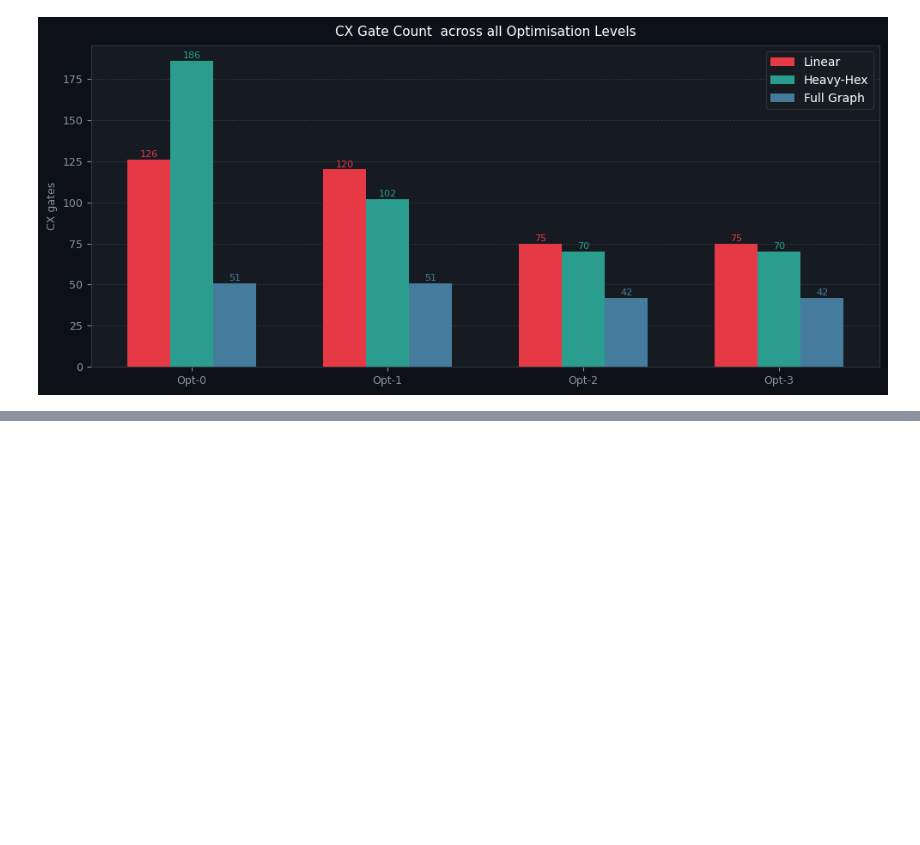
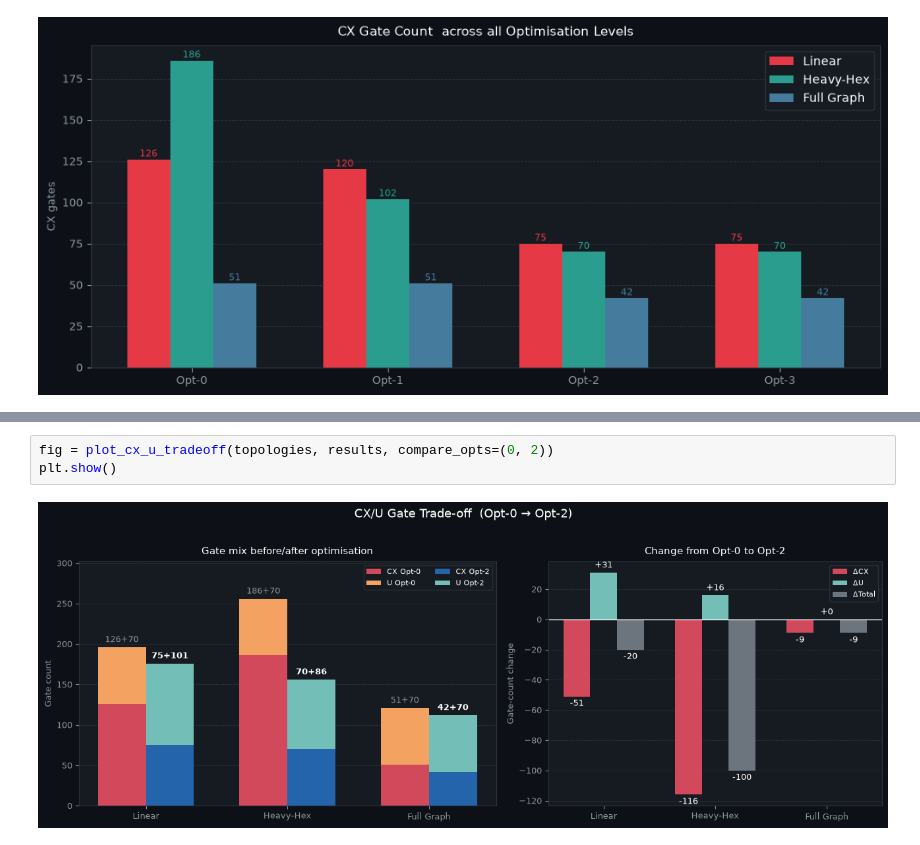
Before and after one commit to ashleyspagnoli/QC, a Jupyter notebook: project/QC_project.ipynb, the cells around one changed output, grey strips where cells are left out. Saved outputs shown, nothing was run; the diff lists cells and outputs as text; blank space fills up the shorter version.

```diff
--- a/project/QC_project.ipynb
+++ b/project/QC_project.ipynb
@@ -245 +254,6 @@ plt.show()
+# %%
+fig = plot_cx_u_tradeoff(topologies, results, compare_opts=(0, 2))
+plt.show()
+# %% [output]
+[figure, added]
 # %% [markdown]
```
Also changed, not shown: parts of 18 cells of this notebook, 5 other files.
